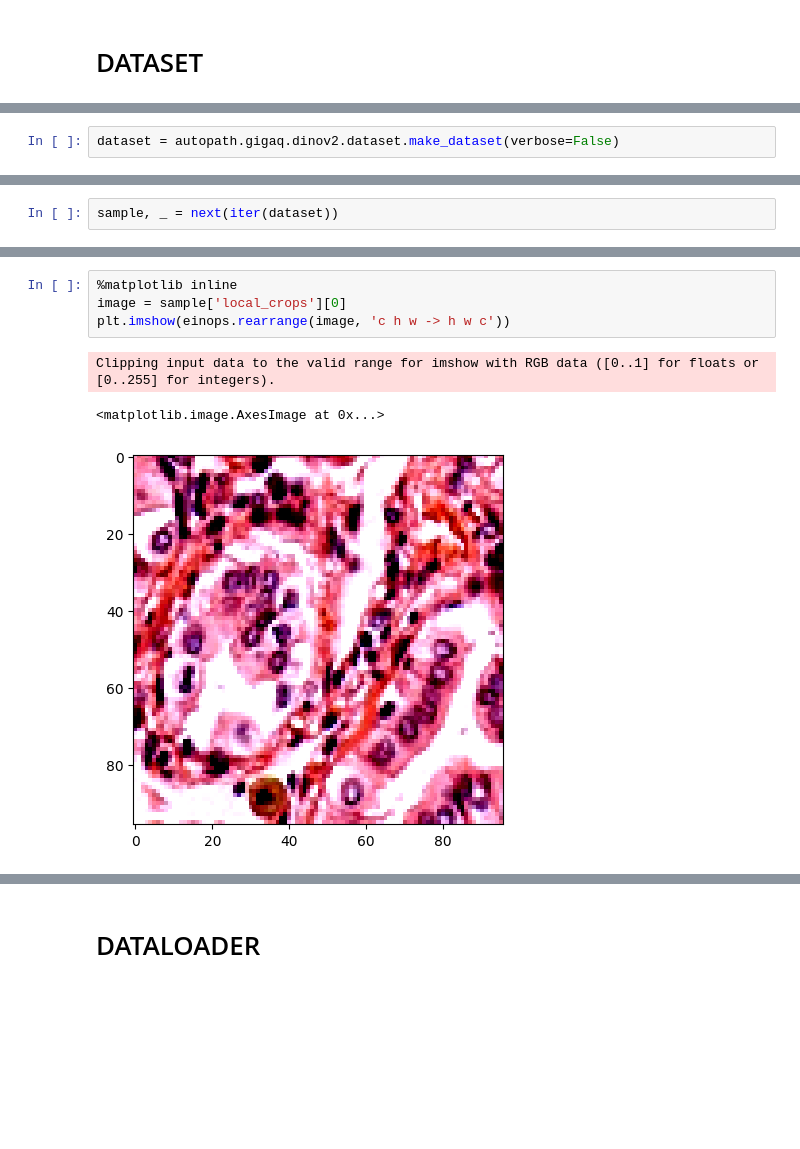
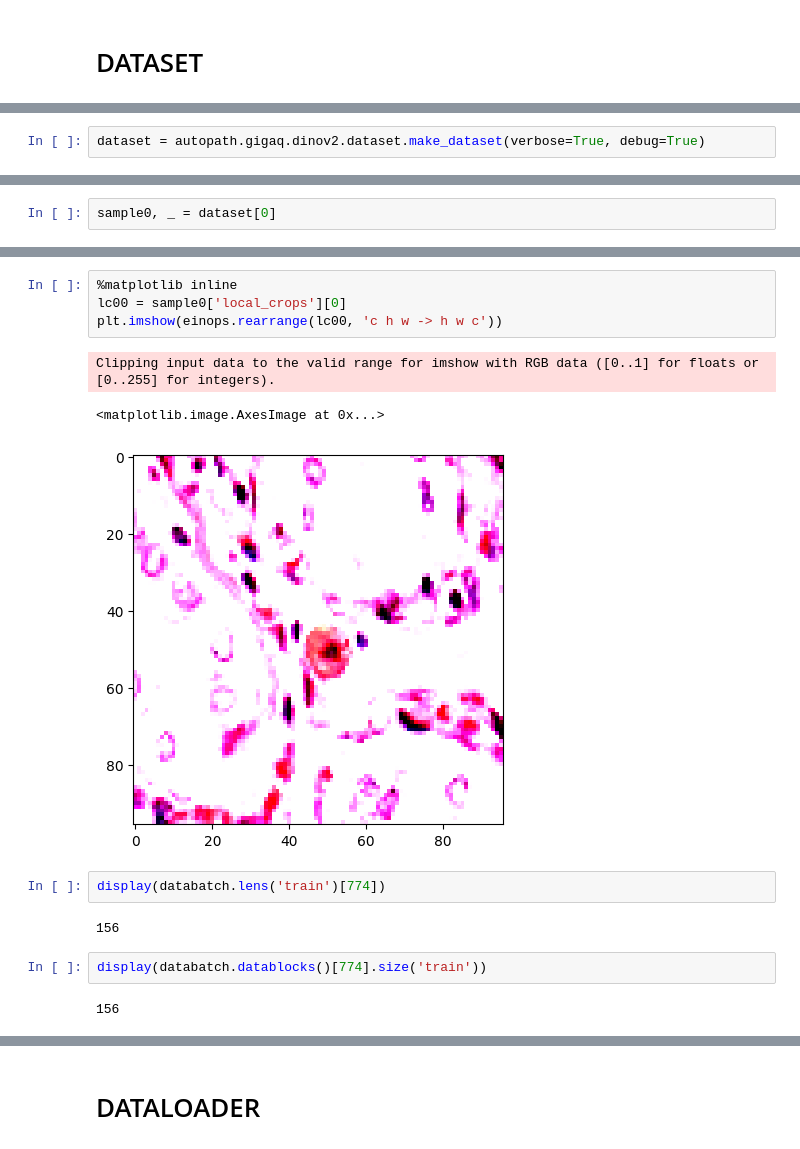
Before and after one commit to teorema-ai/autopath, a Jupyter notebook: notebooks/autopath_gigaq_dinov2_dataset_dataloader_test.ipynb, the cells around one changed output, grey strips where cells are left out. Saved outputs shown, nothing was run; the diff lists cells and outputs as text; blank space fills up the shorter version.

Commit message:
autopath: added autopath.pancan to handle data and autopath.gigaq.dinov2 to handle training; dinov2 training pipeline working now

```diff
--- a/notebooks/autopath_gigaq_dinov2_dataset_dataloader_test.ipynb
+++ b/notebooks/autopath_gigaq_dinov2_dataset_dataloader_test.ipynb
@@ -22,2 +73,2 @@ reload(autopath.gigaq.dinov2.dataset)
 # %%
-dataset = autopath.gigaq.dinov2.dataset.make_dataset(verbose=False)
+dataset = autopath.gigaq.dinov2.dataset.make_dataset(verbose=True, debug=True)
@@ -24,2 +84,2 @@ dataset = autopath.gigaq.dinov2.dataset.make_dataset(verbose=False)
 # %%
-sample, _ = next(iter(dataset))
+sample0, _ = dataset[0]
@@ -29,9 +91,17 @@ sample.keys()
 dict_keys(['global_crops', 'global_crops_teacher', 'local_crops', 'offsets'])
 # %%
 %matplotlib inline
-image = sample['local_crops'][0]
-plt.imshow(einops.rearrange(image, 'c h w -> h w c'))
+lc00 = sample0['local_crops'][0]
+plt.imshow(einops.rearrange(lc00, 'c h w -> h w c'))
 # %% [output]
 Clipping input data to the valid range for imshow with RGB data ([0..1] for floats or [0..255] for integers).
 <matplotlib.image.AxesImage at 0x...>
-[figure, old version]
+[figure, new version]
+# %%
+display(databatch.lens('train')[774])
+# %% [output]
+156
+# %%
+display(databatch.datablocks()[774].size('train'))
+# %% [output]
+156
```
Also changed, not shown: parts of 23 cells of this notebook, 11 other files.
